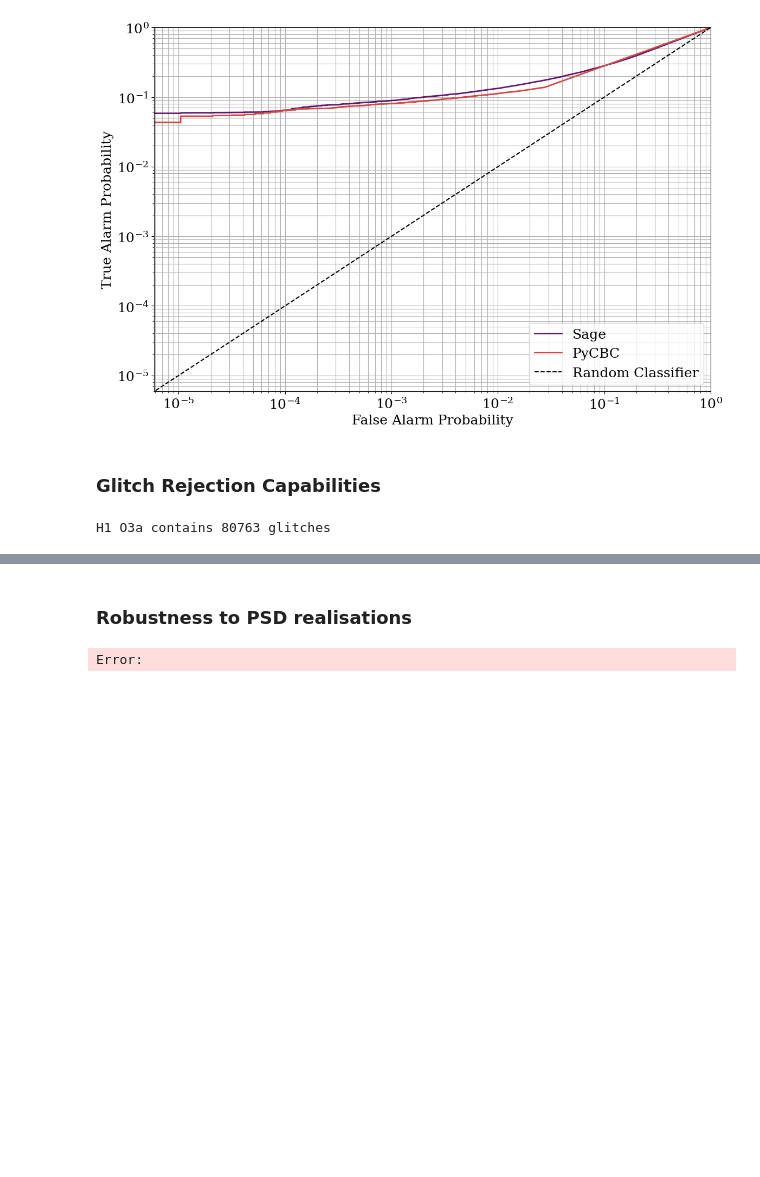
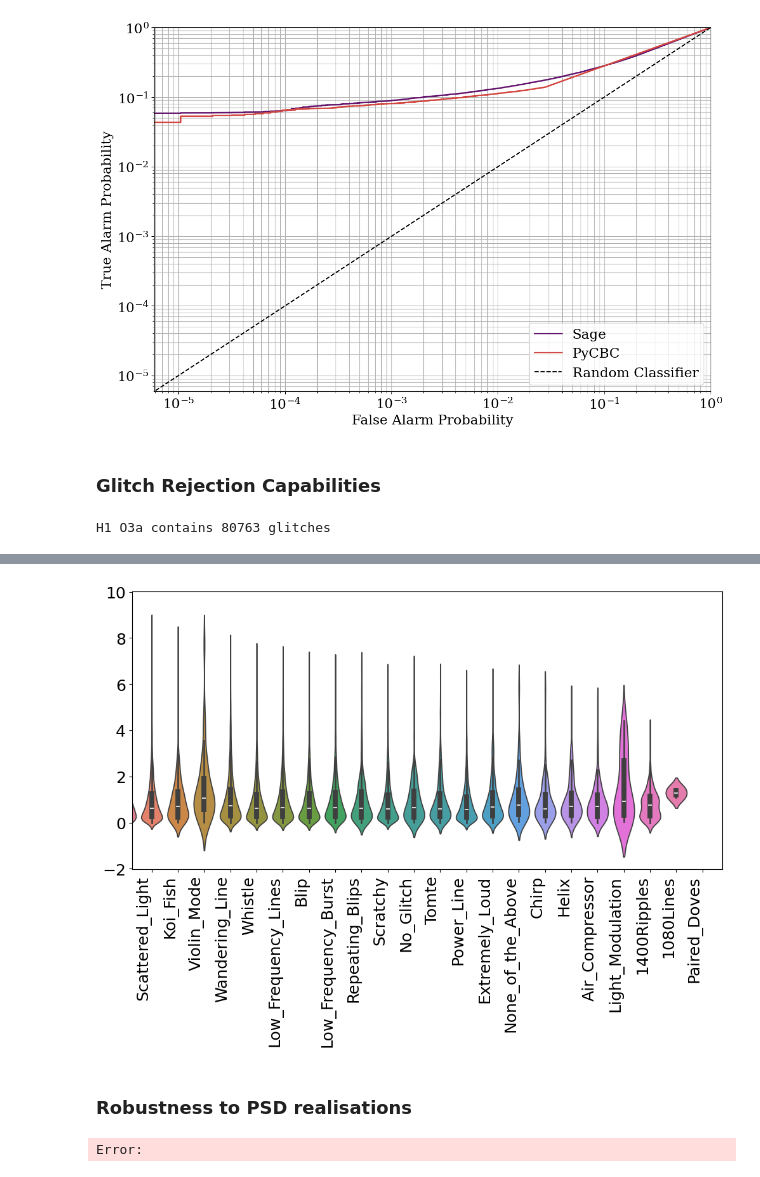
Before and after one commit to nnarenraju/sage, a Jupyter notebook: notebooks/evaluation_plots.ipynb, the cells around one changed output, grey strips where cells are left out. Saved outputs shown, nothing was run; the diff lists cells and outputs as text; code cells hidden in the pictures; blank space fills up the shorter version.

```diff
--- a/notebooks/evaluation_plots.ipynb
+++ b/notebooks/evaluation_plots.ipynb
@@ -1041,6 +1041,7 @@ glitch_names = ['1400Ripples', '1080Lines', 'Air_Compressor', 'Blip', 'Chirp', '
                 'None_of_the_Above', 'Paired_Doves', 'Power_Line', 'Repeating_Blips', 'Scattered_Light',
                 'Scratchy', 'Tomte', 'Violin_Mode', 'Wandering_Line', 'Whistle']
 map_to_idx = dict(zip(glitch_names, np.arange(len(glitch_names))))
+map_to_names = dict(zip(np.arange(len(glitch_names)), glitch_names))
 # %%
 def get_glitch_data(detfile):
     # File containing glitch info H1 O3a
@@ -1289,0 +1262,83 @@ plt.show()
+# %%
+def adjacent_values(vals, q1, q3):
+    upper_adjacent_value = q3 + (q3 - q1) * 1.5
+    upper_adjacent_value = np.clip(upper_adjacent_value, q3, vals[-1])
+
+    lower_adjacent_value = q1 - (q3 - q1) * 1.5
+    lower_adjacent_value = np.clip(lower_adjacent_value, vals[0], q1)
+    return lower_adjacent_value, upper_adjacent_value
+
+
+def set_axis_style(ax, labels):
+    ax.set_xticks(np.arange(1, len(labels) + 1), labels=labels)
+    ax.set_xlim(0.25, len(labels) + 0.75)
+
+
+# create test data
+check = 'H1_O3a'
+sage_triggers = np.column_stack((save_glitch_data['Sage'][check][:,3], save_glitch_data['Sage'][check][:,0]))
+pycbc_triggers = np.column_stack((save_glitch_data['PyCBC'][check][:,3], save_glitch_data['PyCBC'][check][:,0]))
+
+# Iterate through all glitch types
+save_sage_triggers = {}
+save_pycbc_triggers = {}
+save_sage_triggers_nums = {}
+save_pycbc_triggers_nums = {}
+for i in range(22):
+    # Get all triggers for a particular glitch type
+    # Get triggers for Sage and PyCBC
+    save_sage_triggers[i] = sage_triggers[:,1][sage_triggers[:,0] == i]
+    save_pycbc_triggers[i] = pycbc_triggers[:,1][pycbc_triggers[:,0] == i]
+    # glitch_type, trigger_value
+    save_sage_triggers_nums[i] = np.max(sage_triggers[:,1][sage_triggers[:,0] == i], initial=-np.inf)
+    save_pycbc_triggers_nums[i] = np.max(pycbc_triggers[:,1][pycbc_triggers[:,0] == i], initial=-np.inf)
+
+# Which triggers types have the highest trigger values
+highest_sage_triggers = dict(sorted(save_sage_triggers_nums.items(), key=lambda item: item[1], reverse=True))
+highest_pycbc_triggers = dict(sorted(save_pycbc_triggers_nums.items(), key=lambda item: item[1], reverse=True))
+top10_glitches_sage = list(highest_sage_triggers.keys())[:] # top 10 glitch types triggered by sage
+top10_glitches_pycbc = list(highest_pycbc_triggers.keys())[:] # top 10 glitch types triggered by pycbc
+
+print(top10_glitches_sage)
+print(top10_glitches_pycbc)
+
+data = [save_sage_triggers[i][save_sage_triggers[i] > 0] for i in top10_glitches_sage]
+scatter = {i: save_sage_triggers[i][save_sage_triggers[i] > 1] for i in top10_glitches_sage}
+# data = [save_pycbc_triggers[i][save_pycbc_triggers[i] > -5] for i in top10_glitches_pycbc]
+
+fig, ax = plt.subplots(nrows=1, ncols=1, figsize=(12, 6))
+
+ax = sns.violinplot(data)
+
+
+"""
+parts = ax.violinplot(
+        data, showmeans=False, showmedians=True,
+        showextrema=False)
+
+for pc in parts['bodies']:
+    pc.set_facecolor(None)
+    pc.set_edgecolor('black')
+    pc.set_alpha(1)
+"""
+"""
+quartile1, medians, quartile3 = np.percentile(data, [25, 50, 75], axis=1)
+whiskers = np.array([
+    adjacent_values(sorted_array, q1, q3)
+    for sorted_array, q1, q3 in zip(data, quartile1, quartile3)])
+whiskers_min, whiskers_max = whiskers[:, 0], whiskers[:, 1]
+
+inds = np.arange(1, len(medians) + 1)
+ax.scatter(inds, medians, marker='o', color='white', s=30, zorder=3)
+ax.vlines(inds, quartile1, quartile3, color='k', linestyle='-', lw=5)
+ax.vlines(inds, whiskers_min, whiskers_max, color='k', linestyle='-', lw=1)
+"""
+
+# set style for the axes
+labels = [map_to_names[foo] for foo in top10_glitches_sage]
+set_axis_style(ax, labels)
+plt.setp(ax.get_xticklabels(), rotation=90, horizontalalignment='right')
+
+plt.subplots_adjust(bottom=0.15, wspace=0.05)
+plt.show()
+# %% [output]
@@ -1290,3 +1347,4 @@ plt.show()
+[figure, added]
 # %% [markdown]
 ### Robustness to PSD realisations
 # %%
```
Also changed, not shown: parts of 9 cells of this notebook.
